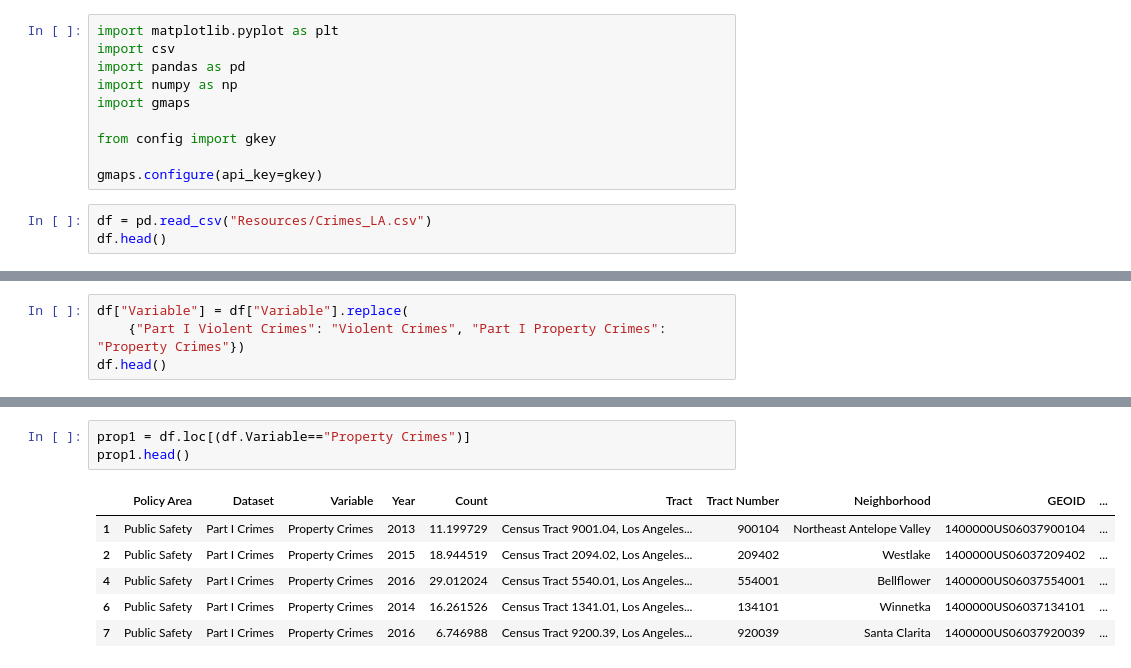
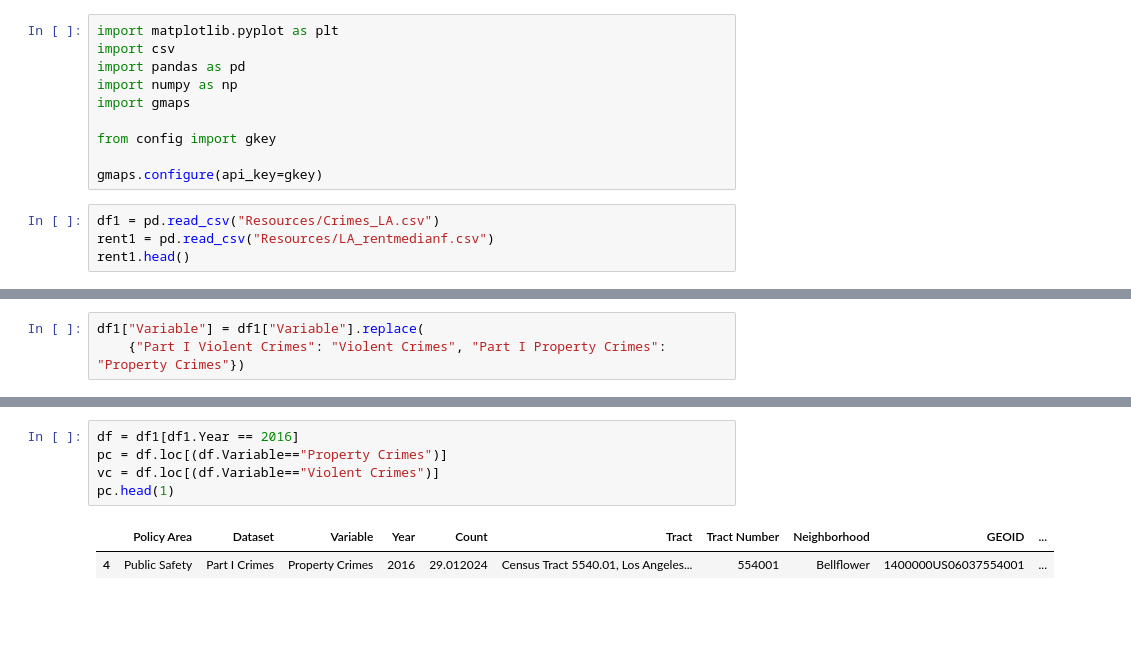
Before and after one commit to RandallPark/USCGroupProj, a Jupyter notebook: Property_Crimes.ipynb, the cells around one changed output, grey strips where cells are left out. Cells and saved outputs as stored; diff of their text form; blank space fills up the shorter version.

```diff
--- a/Property_Crimes.ipynb
+++ b/Property_Crimes.ipynb
@@ -9,6 +9,7 @@ from config import gkey
 
 gmaps.configure(api_key=gkey)
 # %%
-df = pd.read_csv("Resources/Crimes_LA.csv")
-df.head()
+df1 = pd.read_csv("Resources/Crimes_LA.csv")
+rent1 = pd.read_csv("Resources/LA_rentmedianf.csv")
+rent1.head()
 # %% [output]
@@ -21,4 +22,3 @@ df.head()
 # %%
-df["Variable"] = df["Variable"].replace(
+df1["Variable"] = df1["Variable"].replace(
     {"Part I Violent Crimes": "Violent Crimes", "Part I Property Crimes": "Property Crimes"})
-df.head()
@@ -32,10 +25,8 @@ df.head()
 # %%
-prop1 = df.loc[(df.Variable=="Property Crimes")]
-prop1.head()
+df = df1[df1.Year == 2016]
+pc = df.loc[(df.Variable=="Property Crimes")]
+vc = df.loc[(df.Variable=="Violent Crimes")]
+pc.head(1)
 # %% [output]
 |  | Policy Area | Dataset | Variable | Year | Count | Tract | Tract Number | Neighborhood | GEOID | ... |
-| 1 | Public Safety | Part I Crimes | Property Crimes | 2013 | 11.199729 | Census Tract 9001.04, Los Angeles... | 900104 | Northeast Antelope Valley | 1400000US06037900104 | ... |
-| 2 | Public Safety | Part I Crimes | Property Crimes | 2015 | 18.944519 | Census Tract 2094.02, Los Angeles... | 209402 | Westlake | 1400000US06037209402 | ... |
 | 4 | Public Safety | Part I Crimes | Property Crimes | 2016 | 29.012024 | Census Tract 5540.01, Los Angeles... | 554001 | Bellflower | 1400000US06037554001 | ... |
-| 6 | Public Safety | Part I Crimes | Property Crimes | 2014 | 16.261526 | Census Tract 1341.01, Los Angeles... | 134101 | Winnetka | 1400000US06037134101 | ... |
-| 7 | Public Safety | Part I Crimes | Property Crimes | 2016 | 6.746988 | Census Tract 9200.39, Los Angeles... | 920039 | Santa Clarita | 1400000US06037920039 | ... |
```
Also changed, not shown: parts of 14 cells of this notebook.
